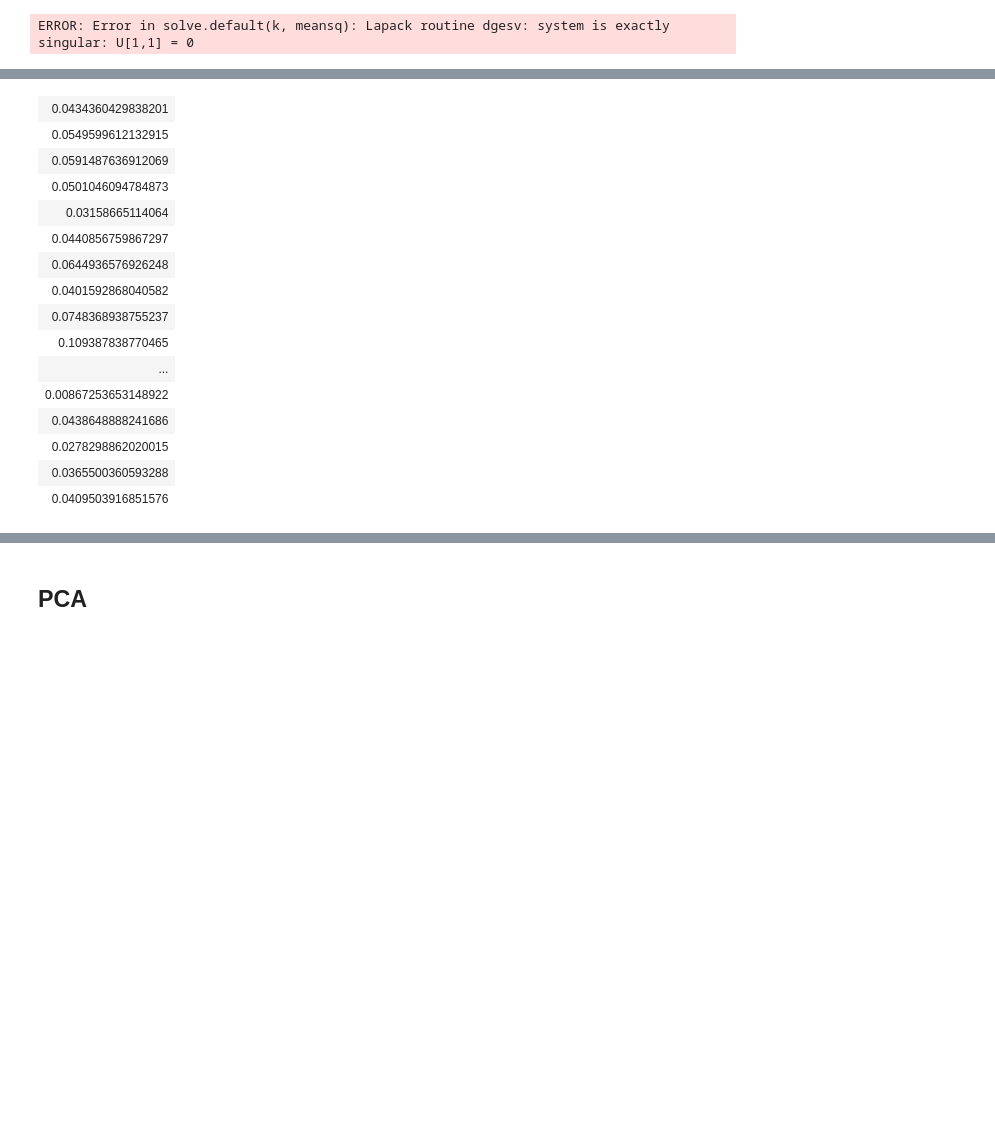
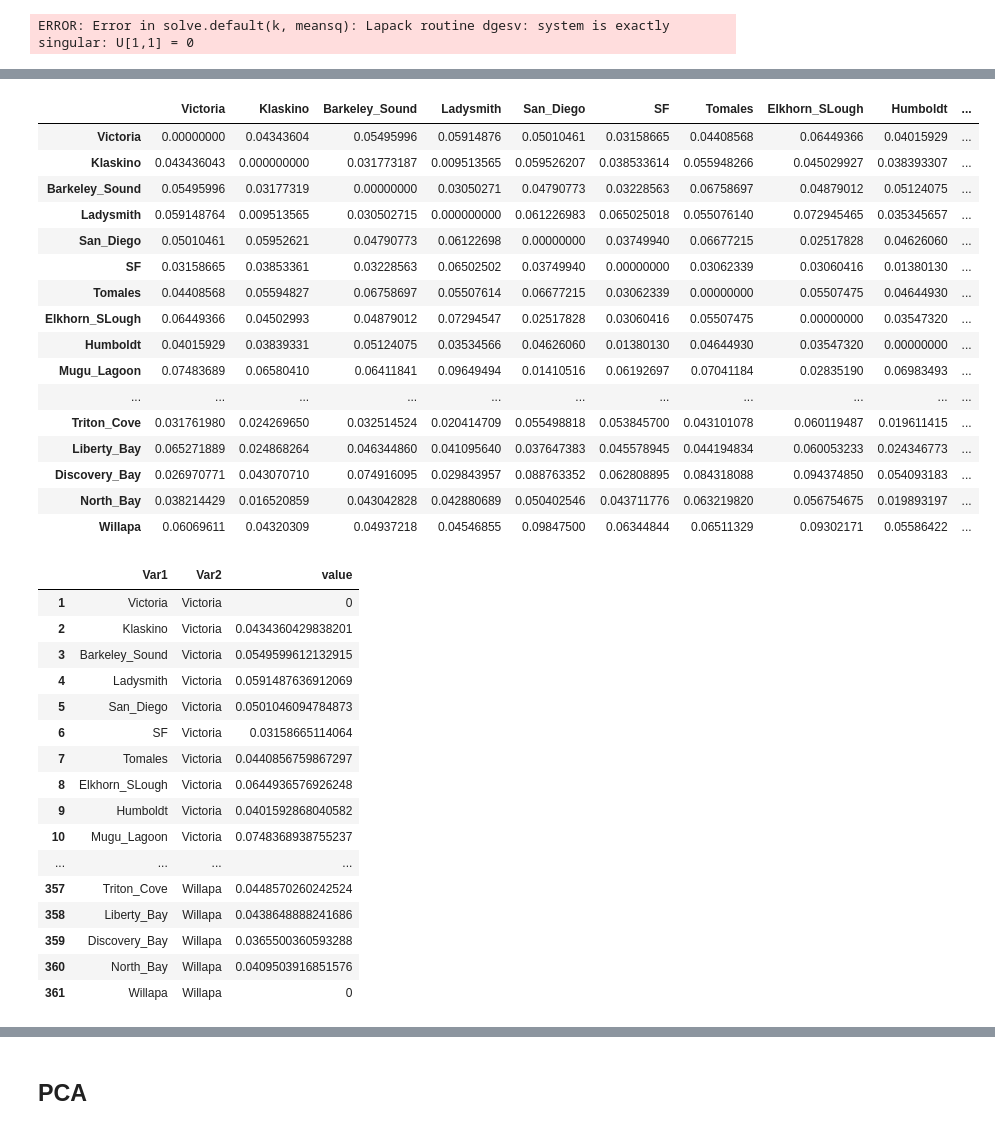
Before and after one commit to ksil91/2016_Notebook, a Jupyter notebook: Adegenet- 10kmin75H32.ipynb, the cells around one changed output, grey strips where cells are left out. Saved outputs shown, nothing was run; the diff lists cells and outputs as text; code cells hidden in the pictures; blank space fills up the shorter version.

```diff
--- a/Adegenet- 10kmin75H32.ipynb
+++ b/Adegenet- 10kmin75H32.ipynb
@@ -180,26 +180,44 @@ Warning message in df2genind(tab, ploidy = newPloidy, type = x[[1]]@type, sep =
 “entirely non-type marker(s) deleted”
 # %%
 matFst <- as.matrix(distFst, rownames.force=TRUE)
-matFst
-#distFst
-#df <- melt(as.matrix(d), varnames = c("row", "col")
-#matFst <- matrix(matFst)
-#rownames(matFst) <- popNames(pop_data)
+rownames(matFst) <- popNames(pop_data)
+colnames(matFst) <- popNames(pop_data)
+matFst[]
+melted <- melt(matFst, na.rm =TRUE)
+melted
 # %% [output]
-| 0.0434360429838201 |
-| 0.0549599612132915 |
-| 0.0591487636912069 |
-| 0.0501046094784873 |
-| 0.03158665114064 |
-| 0.0440856759867297 |
-| 0.0644936576926248 |
-| 0.0401592868040582 |
-| 0.0748368938755237 |
-| 0.109387838770465 |
-| ... |
-| 0.00867253653148922 |
-| 0.0438648888241686 |
-| 0.0278298862020015 |
-| 0.0365500360593288 |
-| 0.0409503916851576 |
+|  | Victoria | Klaskino | Barkeley_Sound | Ladysmith | San_Diego | SF | Tomales | Elkhorn_SLough | Humboldt | ... |
+| Victoria | 0.00000000 | 0.04343604 | 0.05495996 | 0.05914876 | 0.05010461 | 0.03158665 | 0.04408568 | 0.06449366 | 0.04015929 | ... |
+| Klaskino | 0.043436043 | 0.000000000 | 0.031773187 | 0.009513565 | 0.059526207 | 0.038533614 | 0.055948266 | 0.045029927 | 0.038393307 | ... |
+| Barkeley_Sound | 0.05495996 | 0.03177319 | 0.00000000 | 0.03050271 | 0.04790773 | 0.03228563 | 0.06758697 | 0.04879012 | 0.05124075 | ... |
+| Ladysmith | 0.059148764 | 0.009513565 | 0.030502715 | 0.000000000 | 0.061226983 | 0.065025018 | 0.055076140 | 0.072945465 | 0.035345657 | ... |
+| San_Diego | 0.05010461 | 0.05952621 | 0.04790773 | 0.06122698 | 0.00000000 | 0.03749940 | 0.06677215 | 0.02517828 | 0.04626060 | ... |
+| SF | 0.03158665 | 0.03853361 | 0.03228563 | 0.06502502 | 0.03749940 | 0.00000000 | 0.03062339 | 0.03060416 | 0.01380130 | ... |
+| Tomales | 0.04408568 | 0.05594827 | 0.06758697 | 0.05507614 | 0.06677215 | 0.03062339 | 0.00000000 | 0.05507475 | 0.04644930 | ... |
+| Elkhorn_SLough | 0.06449366 | 0.04502993 | 0.04879012 | 0.07294547 | 0.02517828 | 0.03060416 | 0.05507475 | 0.00000000 | 0.03547320 | ... |
+| Humboldt | 0.04015929 | 0.03839331 | 0.05124075 | 0.03534566 | 0.04626060 | 0.01380130 | 0.04644930 | 0.03547320 | 0.00000000 | ... |
+| Mugu_Lagoon | 0.07483689 | 0.06580410 | 0.06411841 | 0.09649494 | 0.01410516 | 0.06192697 | 0.07041184 | 0.02835190 | 0.06983493 | ... |
+| ... | ... | ... | ... | ... | ... | ... | ... | ... | ... | ... |
+| Triton_Cove | 0.031761980 | 0.024269650 | 0.032514524 | 0.020414709 | 0.055498818 | 0.053845700 | 0.043101078 | 0.060119487 | 0.019611415 | ... |
+| Liberty_Bay | 0.065271889 | 0.024868264 | 0.046344860 | 0.041095640 | 0.037647383 | 0.045578945 | 0.044194834 | 0.060053233 | 0.024346773 | ... |
+| Discovery_Bay | 0.026970771 | 0.043070710 | 0.074916095 | 0.029843957 | 0.088763352 | 0.062808895 | 0.084318088 | 0.094374850 | 0.054093183 | ... |
+| North_Bay | 0.038214429 | 0.016520859 | 0.043042828 | 0.042880689 | 0.050402546 | 0.043711776 | 0.063219820 | 0.056754675 | 0.019893197 | ... |
+| Willapa | 0.06069611 | 0.04320309 | 0.04937218 | 0.04546855 | 0.09847500 | 0.06344844 | 0.06511329 | 0.09302171 | 0.05586422 | ... |
+|  | Var1 | Var2 | value |
+| 1 | Victoria | Victoria | 0 |
+| 2 | Klaskino | Victoria | 0.0434360429838201 |
+| 3 | Barkeley_Sound | Victoria | 0.0549599612132915 |
+| 4 | Ladysmith | Victoria | 0.0591487636912069 |
+| 5 | San_Diego | Victoria | 0.0501046094784873 |
+| 6 | SF | Victoria | 0.03158665114064 |
+| 7 | Tomales | Victoria | 0.0440856759867297 |
+| 8 | Elkhorn_SLough | Victoria | 0.0644936576926248 |
+| 9 | Humboldt | Victoria | 0.0401592868040582 |
+| 10 | Mugu_Lagoon | Victoria | 0.0748368938755237 |
+| ... | ... | ... | ... |
+| 357 | Triton_Cove | Willapa | 0.0448570260242524 |
+| 358 | Liberty_Bay | Willapa | 0.0438648888241686 |
+| 359 | Discovery_Bay | Willapa | 0.0365500360593288 |
+| 360 | North_Bay | Willapa | 0.0409503916851576 |
+| 361 | Willapa | Willapa | 0 |
 # %%
```
Also changed, not shown: parts of 1 cell of this notebook.
